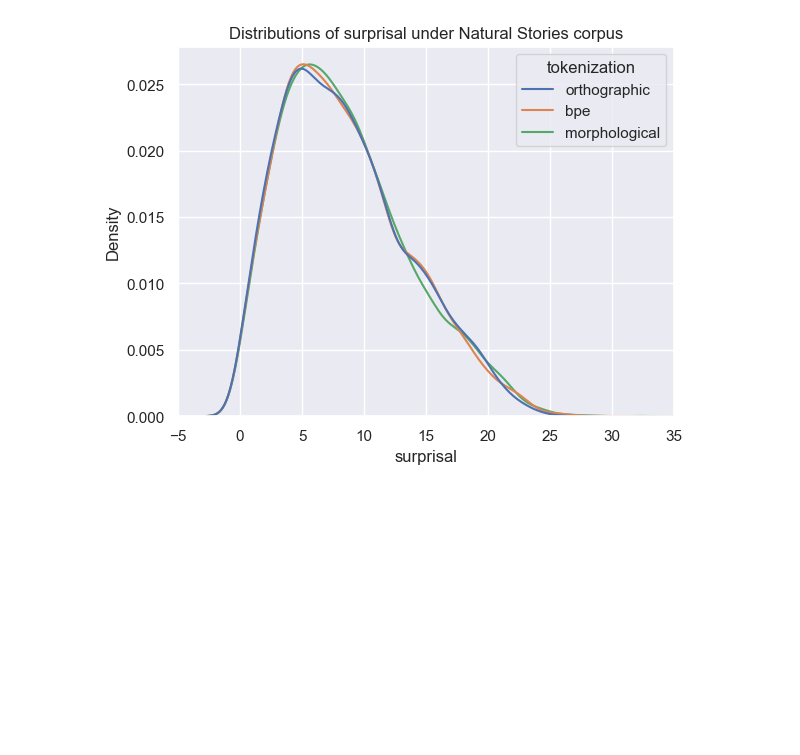
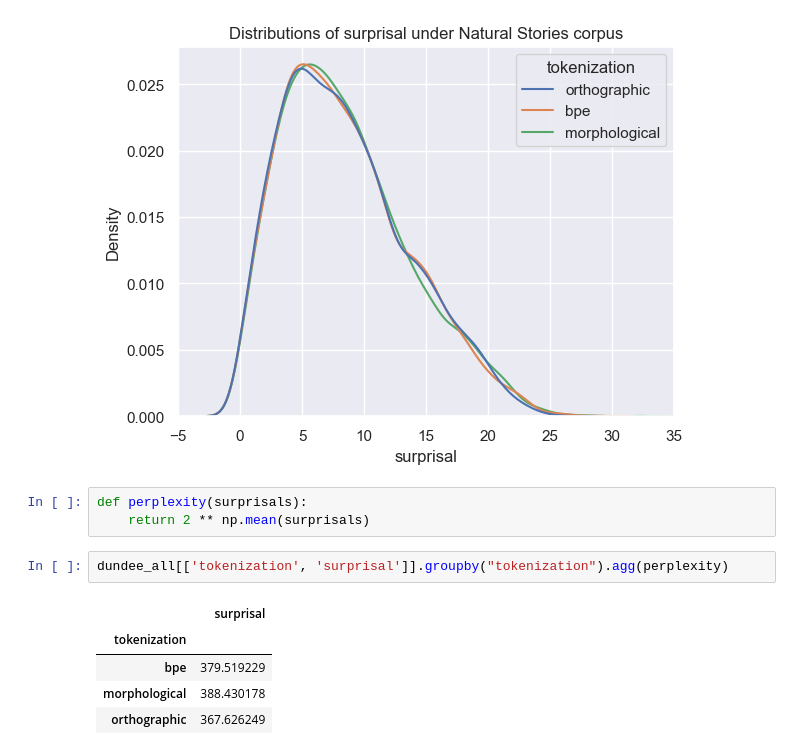
Before and after one commit to sathvikn/dl-psych-tokenization, a Jupyter notebook: cleaning_exploration.ipynb, the cells around one changed output. Drawn from its saved outputs; the diff is of its cells as text; blank space fills up the shorter version.

```diff
--- a/cleaning_exploration.ipynb
+++ b/cleaning_exploration.ipynb
@@ -285,3 +293,14 @@ plt.xlim(-5, 35)
 # %% [output]
 (-5.0, 35.0)
 [figure]
+# %%
+def perplexity(surprisals):
+    return 2 ** np.mean(surprisals)
+# %%
+dundee_all[['tokenization', 'surprisal']].groupby("tokenization").agg(perplexity)
+# %% [output]
+|  | surprisal |
+| tokenization |  |
+| bpe | 379.519229 |
+| morphological | 388.430178 |
+| orthographic | 367.626249 |
```
Also changed, not shown: parts of 5 cells of this notebook, 1 other file.
